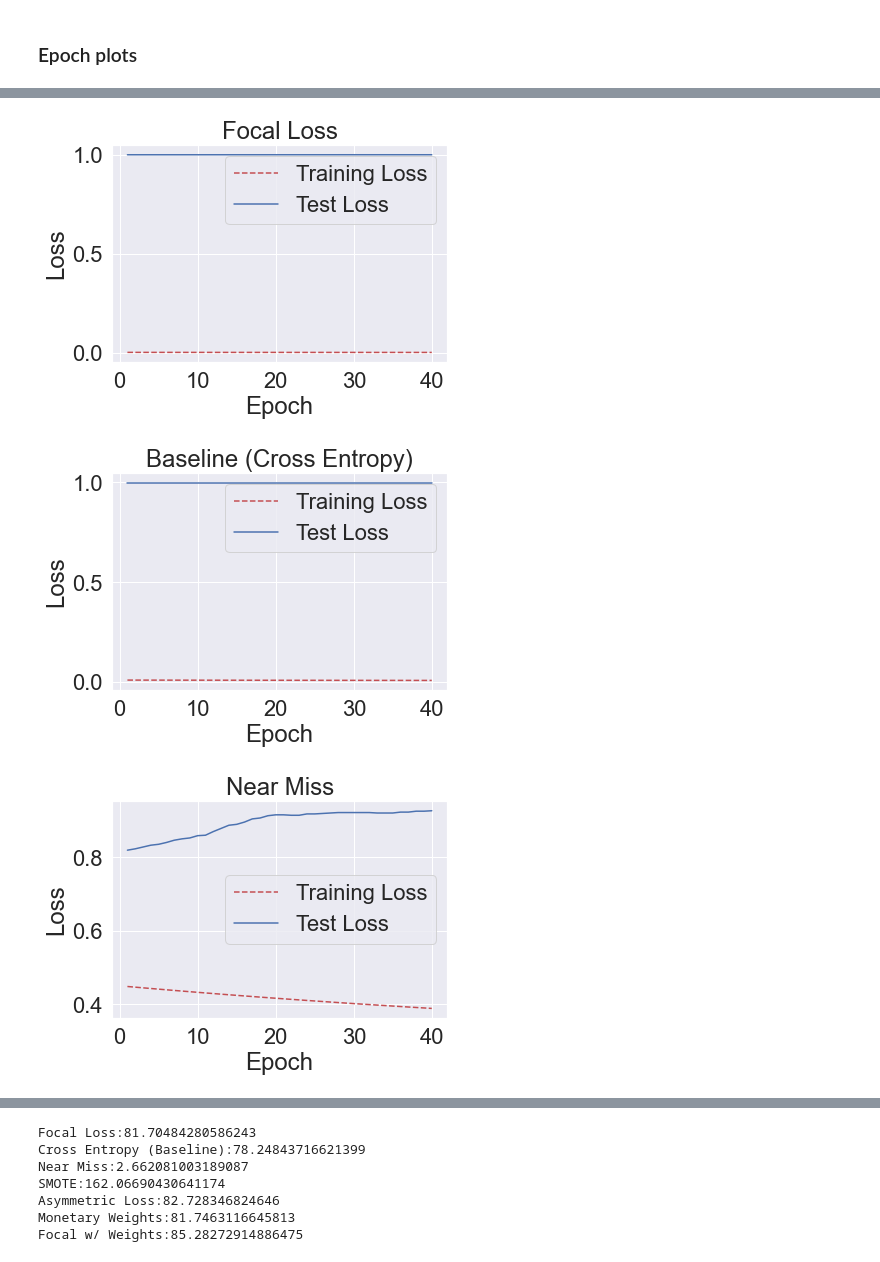
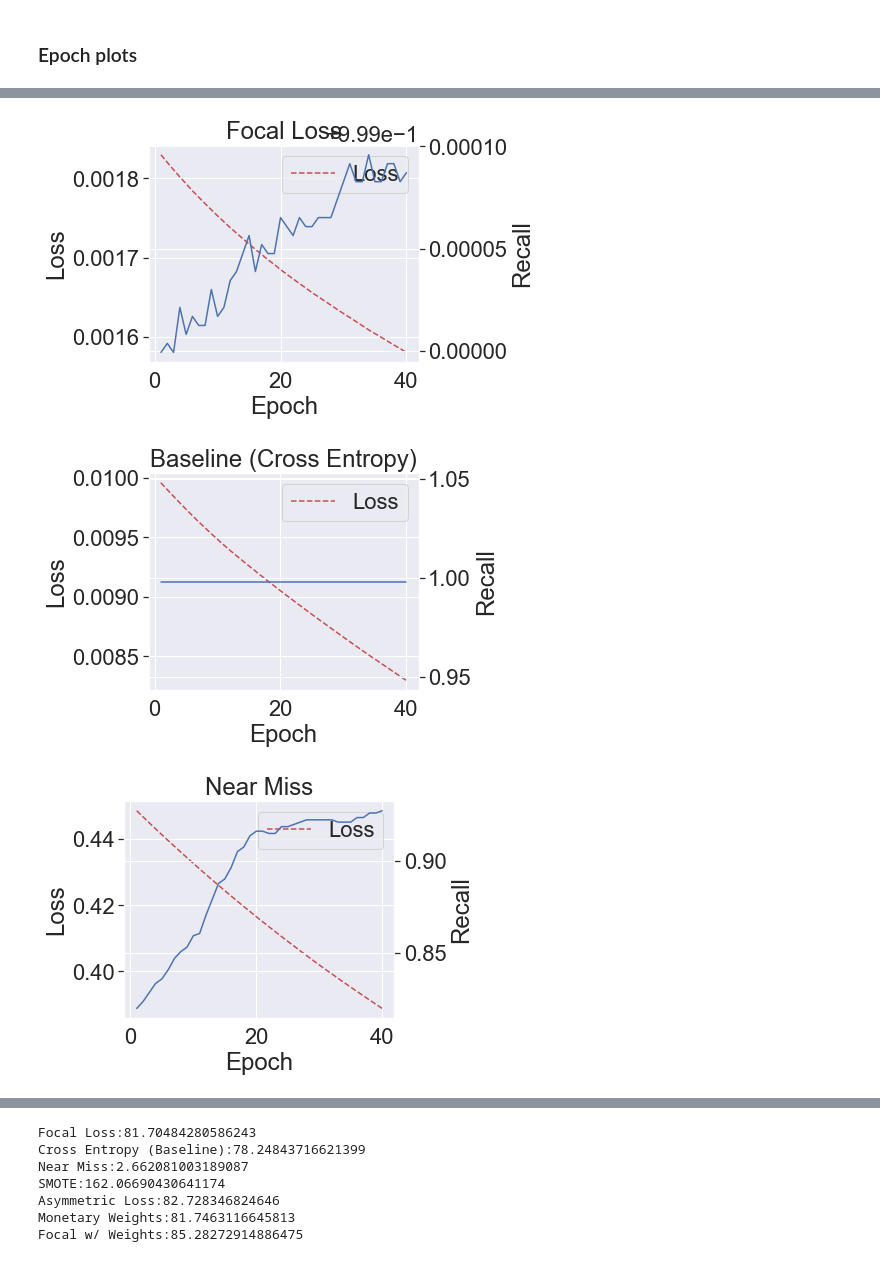
Before and after one commit to nershman/imbalanced-learning, a Jupyter notebook: notebook1.ipynb, the cells around one changed output, grey strips where cells are left out. Drawn from its saved outputs; the diff is of its cells as text; code cells hidden in the pictures.

```diff
--- a/notebook1.ipynb
+++ b/notebook1.ipynb
@@ -845,12 +827,21 @@ titles = ["Focal Loss","Baseline (Cross Entropy)","Near Miss","SMOTE","Asymmetri
 epoch_count = range(1, len(tr_loss[1]) + 1)
 
 # Visualize loss history
+# Visualize loss history
 for i in range(0,len(tr_loss)):
-    plt.plot(epoch_count, tr_loss[i], 'r--')
-    plt.plot(epoch_count, test_loss[i], 'b-')
-    plt.legend(['Training Loss', 'Test Loss'])
-    plt.xlabel('Epoch')
-    plt.ylabel('Loss')
+    fig, ax = plt.subplots()
+    axes = [ax, ax.twinx()]
+    fig.subplots_adjust(right=0.75)
+    axes[-1].set_frame_on(True)
+    axes[-1].patch.set_visible(False)
+
+    axes[0].plot(epoch_count, tr_loss[i], 'r--')
+    axes[0].legend(['Loss'])
+    axes[0].set_ylabel('Loss')
+    axes[1].plot(epoch_count, test_loss[i], 'b-')
+    axes[1].set_ylabel('Sens@Spec(0.8)')
+
+    axes[0].set_xlabel('Epoch')
     plt.title(titles[i])
-    plt.show();
+    plt.show()
 # %% [output]
@@ -867,39 +856,47 @@ for i in range(0,len(tr_loss)):
 #RECALL
 
 # Get training and test loss histories
 tr_loss=np.empty(7,dtype=object)
 tr_loss[0] = hist_focal.history['loss']
 tr_loss[1] = hist_ce.history['loss']
 tr_loss[2] = hist_nemi.history['loss']
 tr_loss[3] = hist_smote.history['loss']
 tr_loss[4] = hist_bal.history['loss']
 tr_loss[5] = hist_weight.history['loss']
 tr_loss[6] = hist_focweight.history['loss']
 
 test_loss=np.empty(7,dtype=object)
 test_loss[0] = hist_focal.history['recall']
 test_loss[1] = hist_ce.history['recall']
 test_loss[2] = hist_nemi.history['recall']
 test_loss[3] = hist_smote.history['recall']
 test_loss[4] = hist_bal.history['recall']
 test_loss[5] = hist_weight.history['recall']
 test_loss[6] = hist_focweight.history['recall']
 
 titles = ["Focal Loss","Baseline (Cross Entropy)","Near Miss","SMOTE","Asymmetric Loss","Monetary Weights","Focal with Monetary Weights"]
 
 # Create count of the number of epochs
 epoch_count = range(1, len(tr_loss[1]) + 1)
 
 # Visualize loss history
 for i in range(0,len(tr_loss)):
-    plt.plot(epoch_count, tr_loss[i], 'r--')
-    plt.plot(epoch_count, test_loss[i], 'b-')
-    plt.legend(['Training Loss', 'Test Loss'])
-    plt.xlabel('Epoch')
-    plt.ylabel('Loss')
+    fig, ax = plt.subplots()
+    axes = [ax, ax.twinx()]
+    fig.subplots_adjust(right=0.75)
+    axes[-1].set_frame_on(True)
+    axes[-1].patch.set_visible(False)
+
+    axes[0].plot(epoch_count, tr_loss[i], 'r--')
+    axes[0].legend(['Loss'])
+    axes[0].set_ylabel('Loss')
+    axes[1].plot(epoch_count, test_loss[i], 'b-')
+    axes[1].set_ylabel('Recall')
+
+    axes[0].set_xlabel('Epoch')
     plt.title(titles[i])
-    plt.show();
+    plt.show()
 # %% [output]
-[figure, old version]
+[figure, new version]
-[figure, old version]
+[figure, new version]
-[figure, old version]
+[figure, new version]
```
Also changed, not shown: parts of 13 cells of this notebook, 25 other files.
